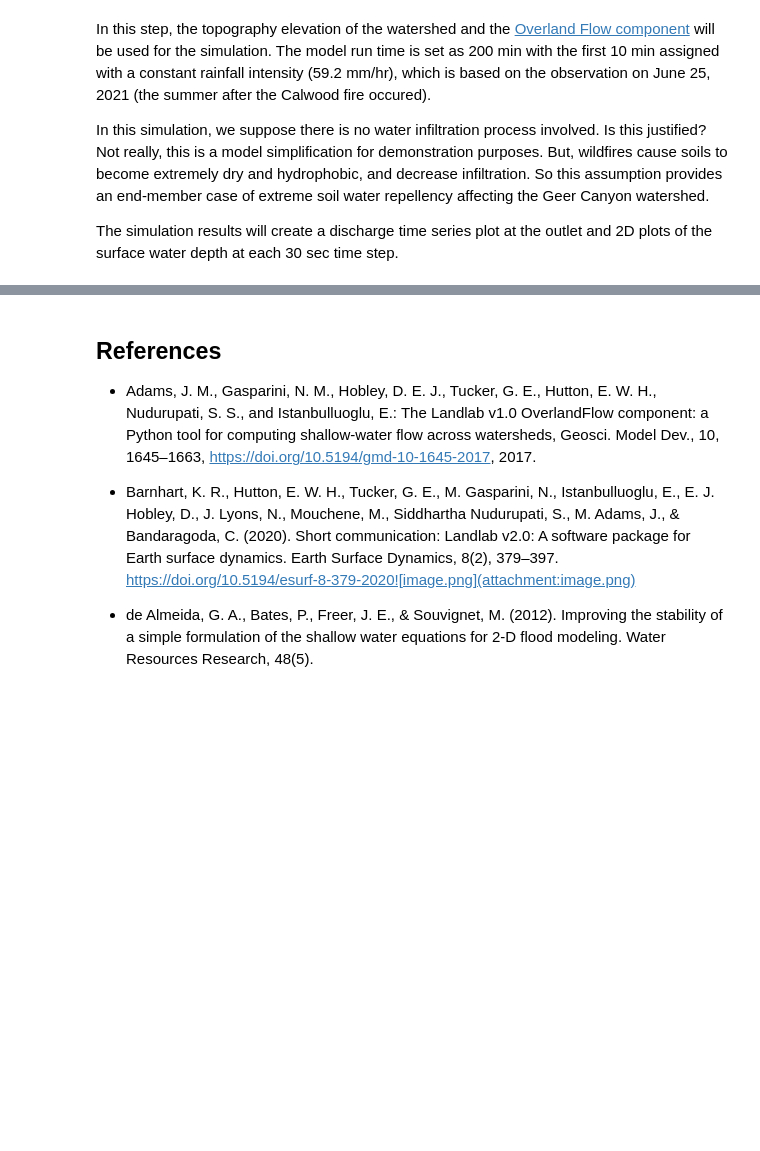
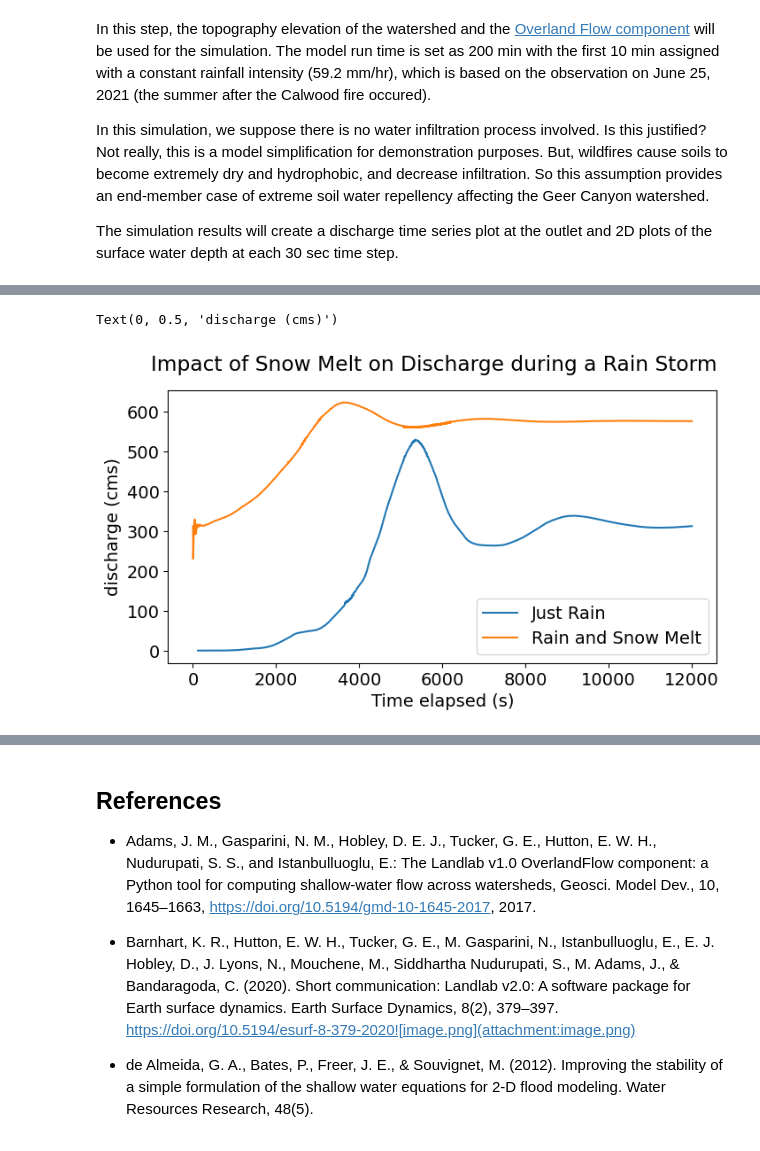
Before and after one commit to csdms-espin/SnowFlow, a Jupyter notebook: edited.ipynb, the cells around one changed output, grey strips where cells are left out. Drawn from its saved outputs; the diff is of its cells as text; code cells hidden in the pictures; blank space fills up the shorter version.

```diff
--- a/edited.ipynb
+++ b/edited.ipynb
@@ -367,0 +337,12 @@ Simulation is done
+# %%
+scenario_names=["just_rain", "rain_and_melt", "melt_low", "melt_med", "melt_high"]
+melt_rates = [55.2, 100.78, 45.58, 46.16, 47.16]
+
+results_discharge = {}
+results_times = {}
+
+for i in range(len(melt_rates)):
+    print(melt_rates[i], scenario_names[i])
+    outlet_discharge, outlet_times = run_overland_flow(melt_rates[i], model_grid)
+    results_discharge[scenario_names[i]] = outlet_discharge
+    results_times[scenario_names[i]] = outlet_times
@@ -367,0 +355,12 @@ Simulation is done
+# %%
+# plot result
+fig, ax = plt.subplots(    1, 1, figsize=(8, 4))
+fig.suptitle("Impact of Snow Melt on Discharge during a Rain Storm")
+ax.plot(results_times["just_rain"], results_discharge["just_rain"], "-", label="Just Rain")
+ax.plot(results_times["rain_and_melt"], results_discharge["rain_and_melt"], "-", label="Rain and Snow Melt")
+ax.legend()
+ax.set_xlabel("Time elapsed (s)")
+ax.set_ylabel("discharge (cms)")
+# %% [output]
+Text(0, 0.5, 'discharge (cms)')
+[figure, added]
```
Also changed, not shown: parts of 20 cells of this notebook.
